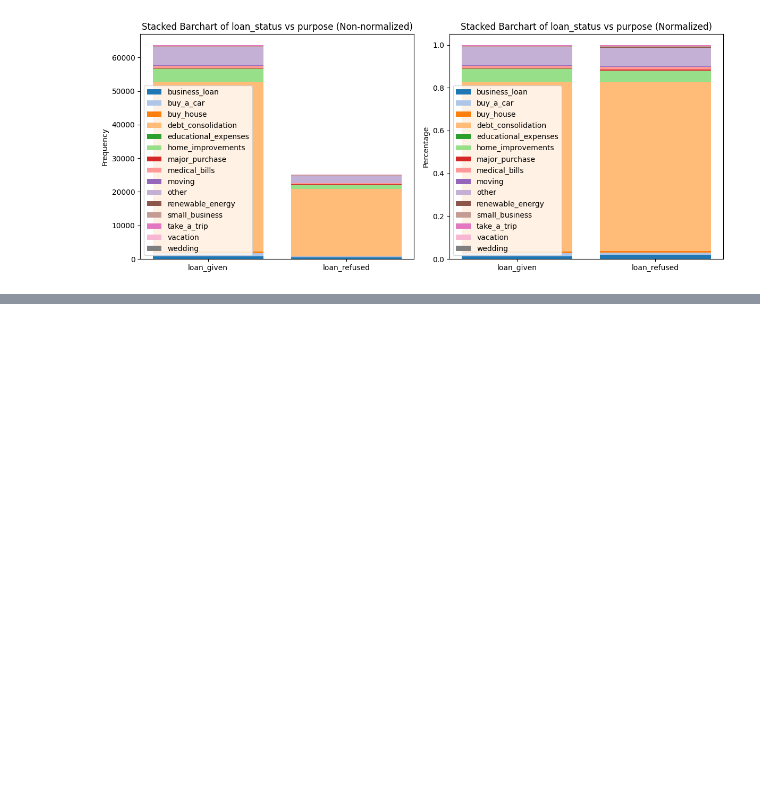
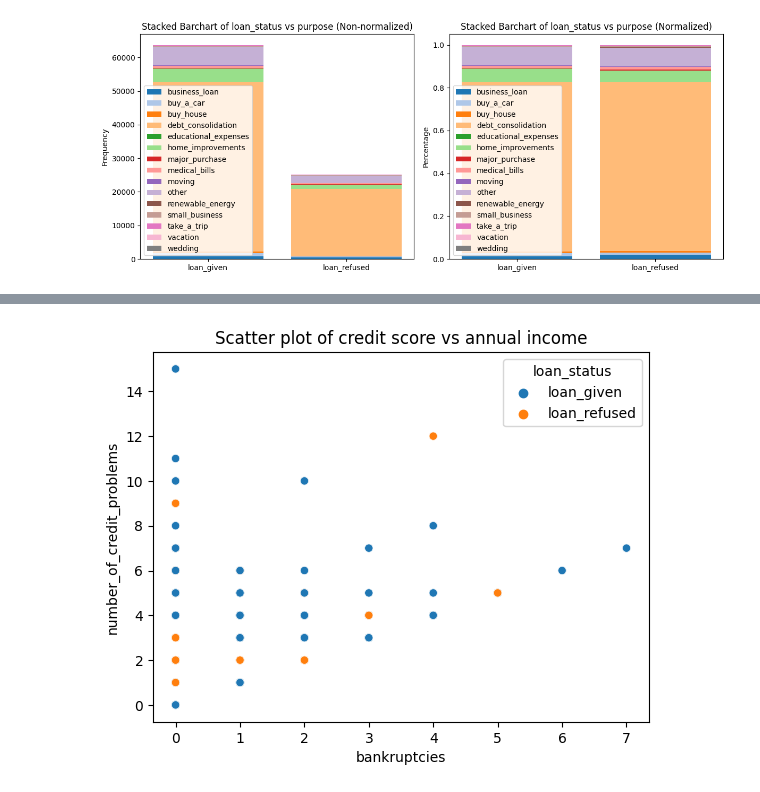
Before and after one commit to nugroho1234/loan-classification-h20-xgboost, a Jupyter notebook: Loan Classification Notebook.ipynb, the cells around one changed output, grey strips where cells are left out. Saved outputs shown, nothing was run; the diff lists cells and outputs as text; code cells hidden in the pictures; blank space fills up the shorter version.

```diff
--- a/Loan Classification Notebook.ipynb
+++ b/Loan Classification Notebook.ipynb
@@ -937,0 +984,6 @@ normalized_table_purpose
+# %%
+sns.scatterplot(x=df_scatter['bankruptcies'], y=df_scatter['number_of_credit_problems'], data = df_scatter, hue='loan_status')
+plt.title('Scatter plot of credit score vs annual income')
+plt.show();
+# %% [output]
+[figure, added]
```
Also changed, not shown: parts of 10 cells of this notebook.
